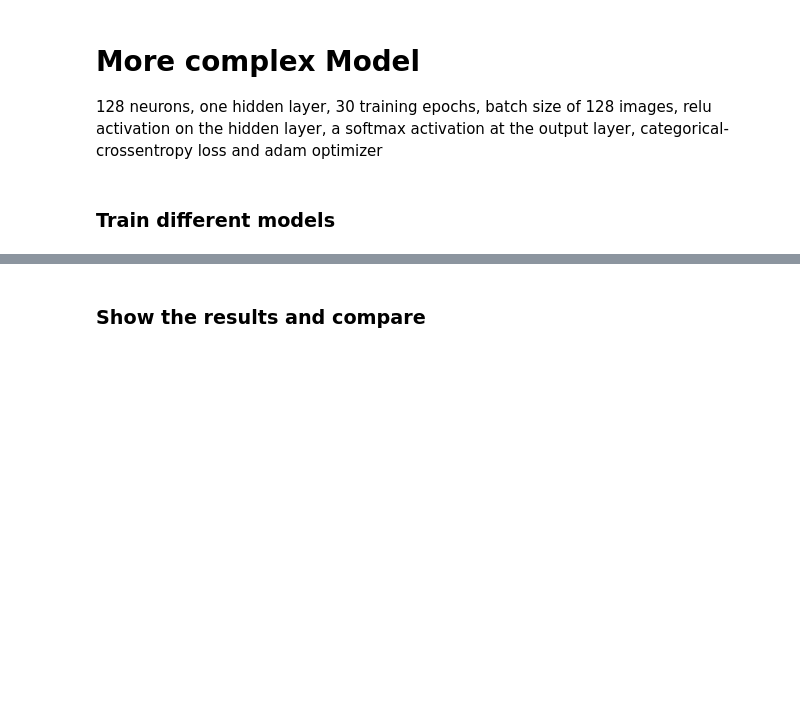
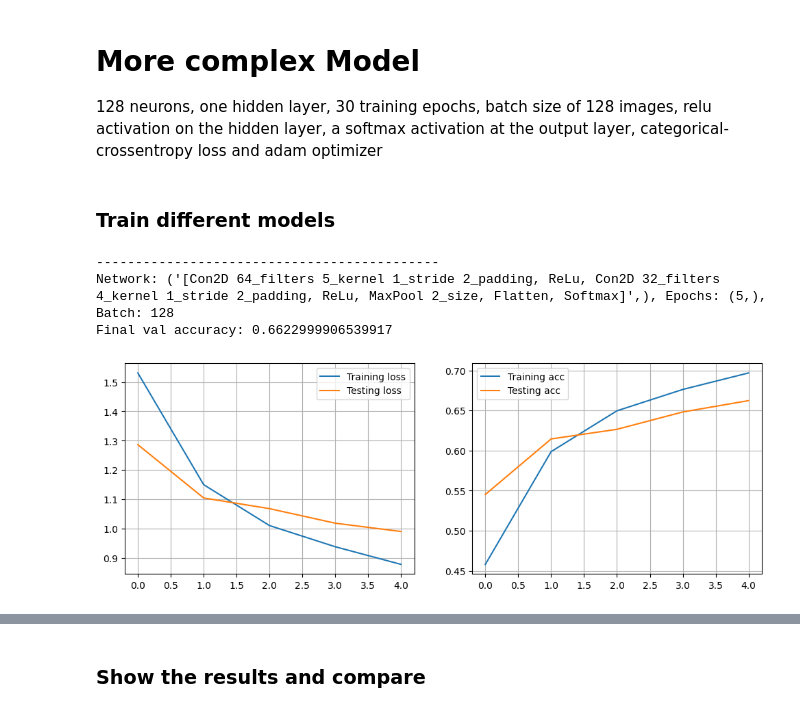
Before and after one commit to dave1b/TSM_DeLearn, a Jupyter notebook: week4/keras-CIFAR10-CNN.ipynb, the cells around one changed output, grey strips where cells are left out. Drawn from its saved outputs; the diff is of its cells as text; code cells hidden in the pictures; blank space fills up the shorter version.

```diff
--- a/week4/keras-CIFAR10-CNN.ipynb
+++ b/week4/keras-CIFAR10-CNN.ipynb
@@ -258,31 +245,36 @@ plt.show()
 # %%
 model = keras.Sequential([
     Input(shape=(32, 32, 3)),
-    Conv2D(filters=64, strides=1, padding=2, kernel_size=5),
+    Conv2D(filters=32, strides=1, padding='same', kernel_size=4),
     Activation(activation='relu'),
-    Conv2D(filters=32, strides=1, padding=2, kernel_size=4),
+    Conv2D(filters=32, strides=1, padding='same', kernel_size=4),
     Activation(activation='relu'),
     MaxPool2D(pool_size=2),
     Flatten(),
     Dense(n_classes, activation='softmax'),
 ])
 
 n_epochs = 5
 batch_size = 128
 
 model.compile(loss='categorical_crossentropy', optimizer='adam', metrics=['accuracy'])
 log = model.fit(X_train, Y_train, batch_size=batch_size, epochs=n_epochs, validation_data=(X_test, Y_test), verbose=0)
 
 pred = model.predict(X_test, verbose=0)
 y_pred = pred.argmax(axis=-1)
 cm = confusion_matrix(y_test, y_pred)
 results.append(
     Result(
         "[Con2D 64_filters 5_kernel 1_stride 2_padding, ReLu, Con2D 32_filters 4_kernel 1_stride 2_padding, ReLu, MaxPool 2_size, Flatten, Softmax]",
         n_epochs,
         batch_size, log.history['accuracy'], log.history['val_accuracy'], log.history['loss'],
         log.history['val_loss'], cm))
 results[-1].plot_result()
+# %% [output]
+--------------------------------------------
+Network: ('[Con2D 64_filters 5_kernel 1_stride 2_padding, ReLu, Con2D 32_filters 4_kernel 1_stride 2_padding, ReLu, MaxPool 2_size, Flatten, Softmax]',), Epochs: (5,), Batch: 128
+Final val accuracy: 0.6622999906539917
+[figure, added]
 # %%
 model = keras.Sequential([
     Input(shape=(32, 32, 3)),
```
Also changed, not shown: parts of 6 cells of this notebook.
